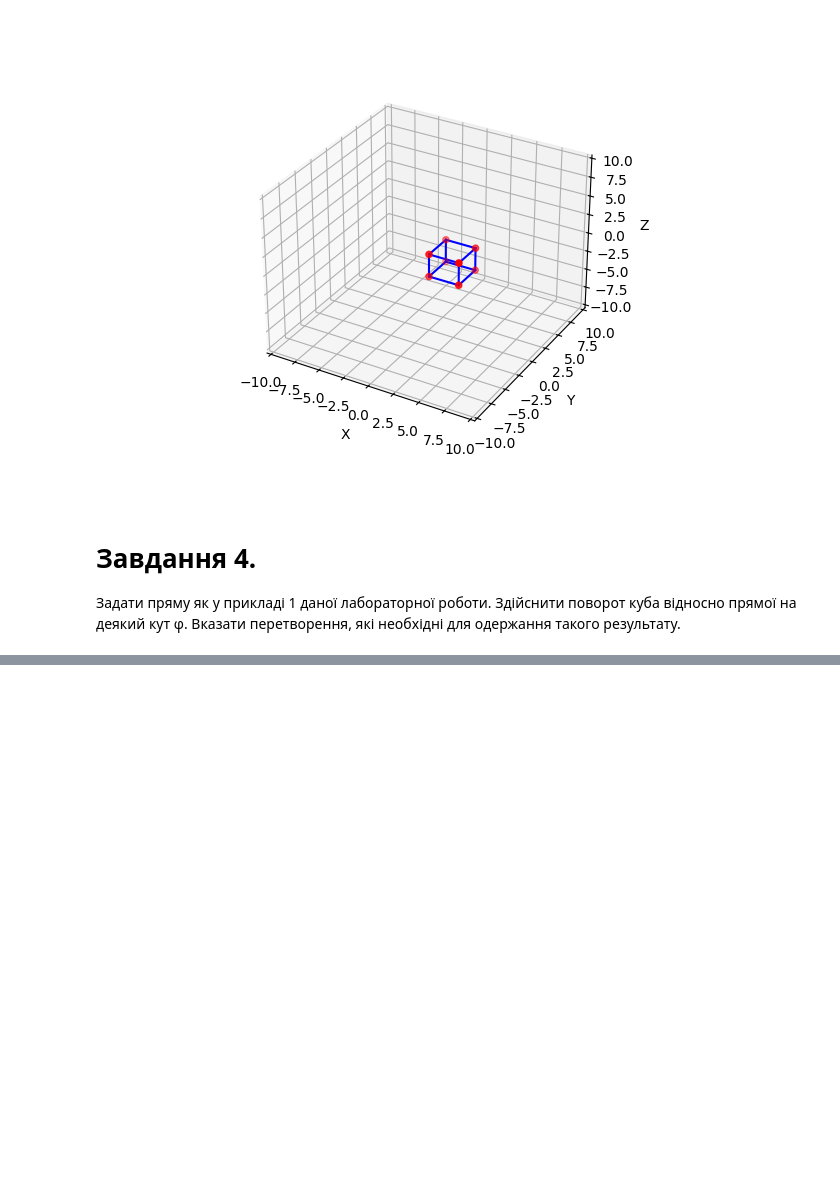
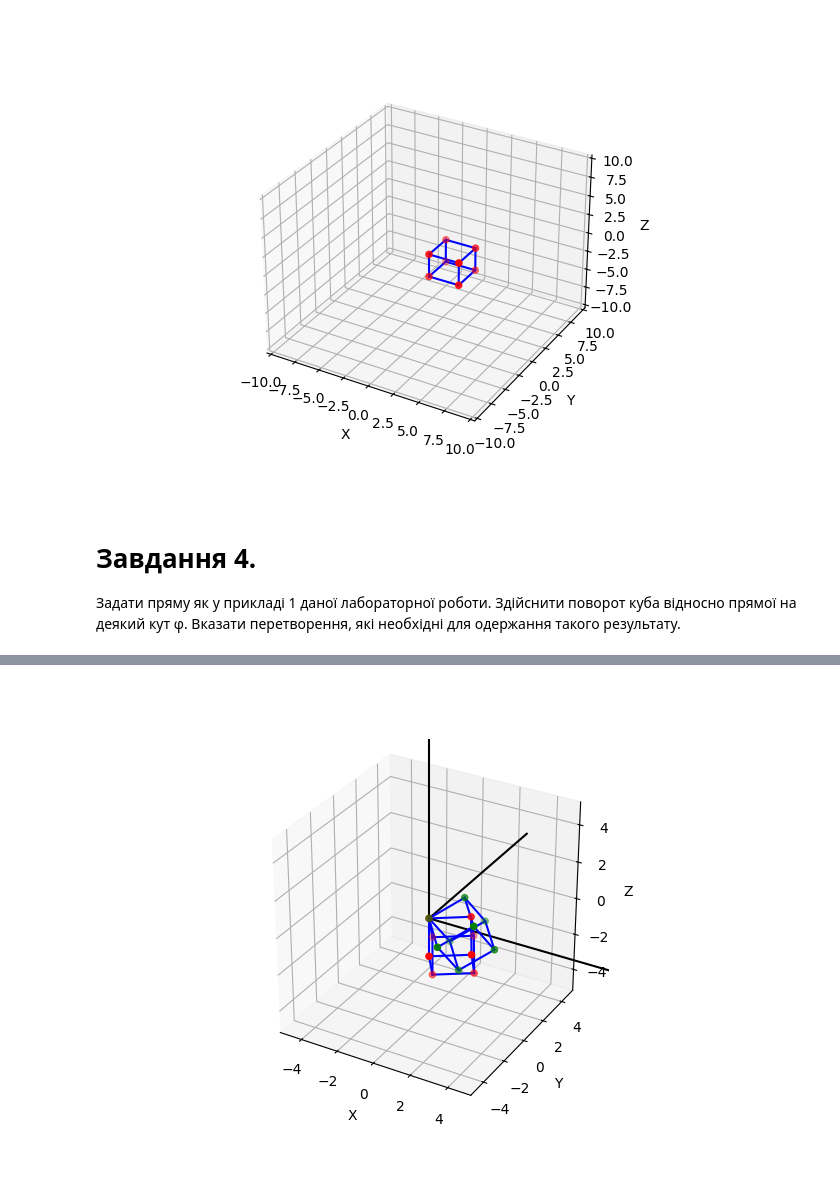
Before and after one commit to JavaConterry/Computer-Graphics, a Jupyter notebook: Lab2/CWorksheet.ipynb, the cells around one changed output, grey strips where cells are left out. Saved outputs shown, nothing was run; the diff lists cells and outputs as text; code cells hidden in the pictures; blank space fills up the shorter version.

```diff
--- a/Lab2/CWorksheet.ipynb
+++ b/Lab2/CWorksheet.ipynb
@@ -325,0 +414,41 @@ plt.show()
+# %%
+m_rxyzdy_vertices = m_rxyz_vertices.dot(R_y.T)
+# %%
+fig = plt.figure()
+ax = fig.add_subplot(111, projection='3d')
+
+
+#plot lines
+ax.plot([0, 10], [0, 0], [0, 0], color='black')  # x-axis
+ax.plot([0, 0], [0, 10], [0, 0], color='black')  # y-axis
+ax.plot([0, 0], [0, 0], [0, 10], color='black')  # z-axis
+
+#plot cube
+ax.scatter(m_rxyz_vertices[:,0], m_rxyz_vertices[:,1], m_rxyz_vertices[:,2], color='r')
+
+for edge in edges:
+    ax.plot([m_rxyz_vertices[edge[0]][0], m_rxyz_vertices[edge[1]][0]],
+            [m_rxyz_vertices[edge[0]][1], m_rxyz_vertices[edge[1]][1]],
+            [m_rxyz_vertices[edge[0]][2], m_rxyz_vertices[edge[1]][2]], color='b')
+
+#plot cube
+ax.scatter(m_rxyzdy_vertices[:,0], m_rxyzdy_vertices[:,1], m_rxyzdy_vertices[:,2], color='g')
+
+for edge in edges:
+    ax.plot([m_rxyzdy_vertices[edge[0]][0], m_rxyzdy_vertices[edge[1]][0]],
+            [m_rxyzdy_vertices[edge[0]][1], m_rxyzdy_vertices[edge[1]][1]],
+            [m_rxyzdy_vertices[edge[0]][2], m_rxyzdy_vertices[edge[1]][2]], color='b')
+
+
+ax.set_xlabel('X')
+ax.set_ylabel('Y')
+ax.set_zlabel('Z')
+ax.set_xlim(-5, 5)
+ax.set_ylim(-5, 5)
+ax.set_zlim(-5, 5)
+plt.gca().set_aspect("equal")
+
+
+plt.show()
+# %% [output]
+[figure, added]
```
Also changed, not shown: parts of 16 cells of this notebook.
